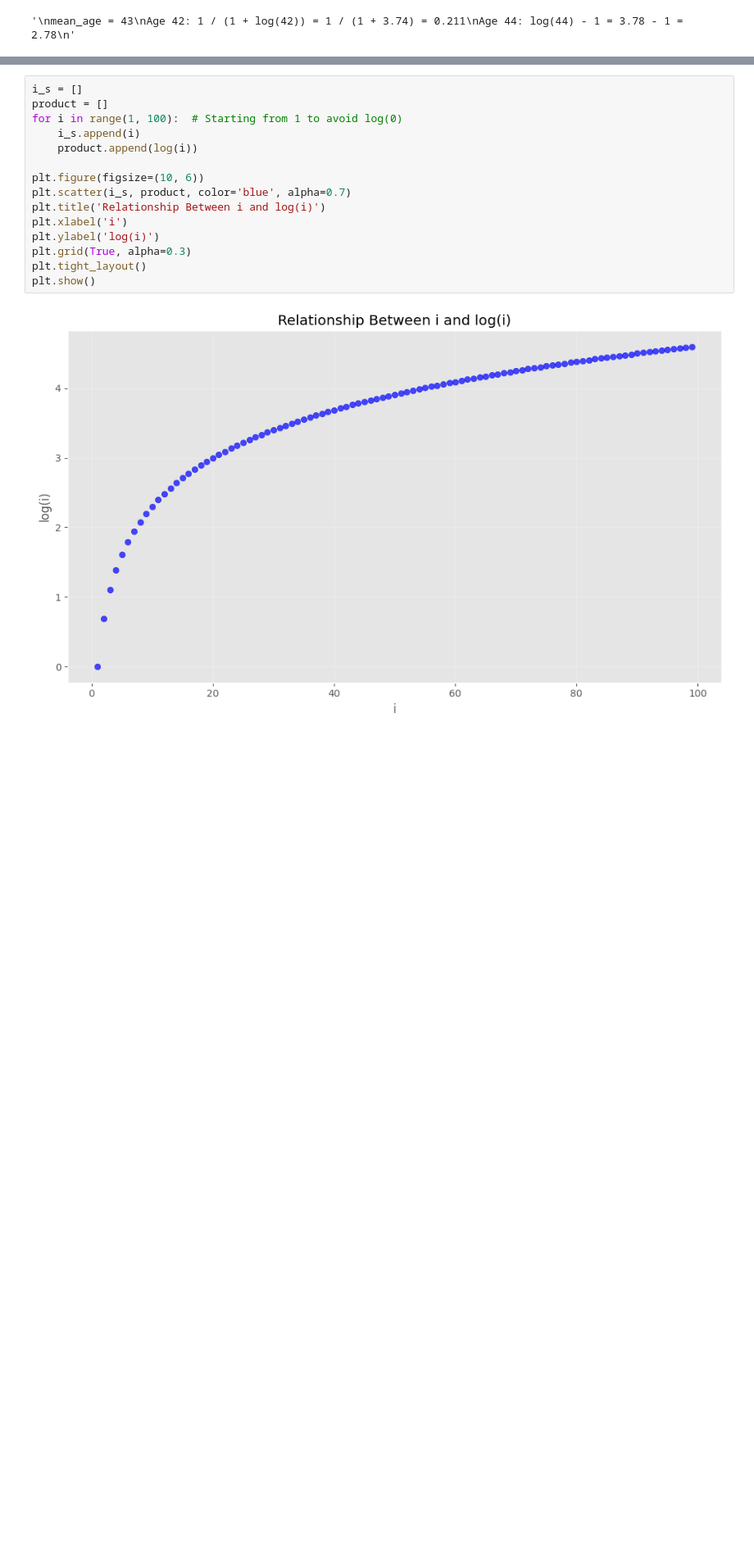
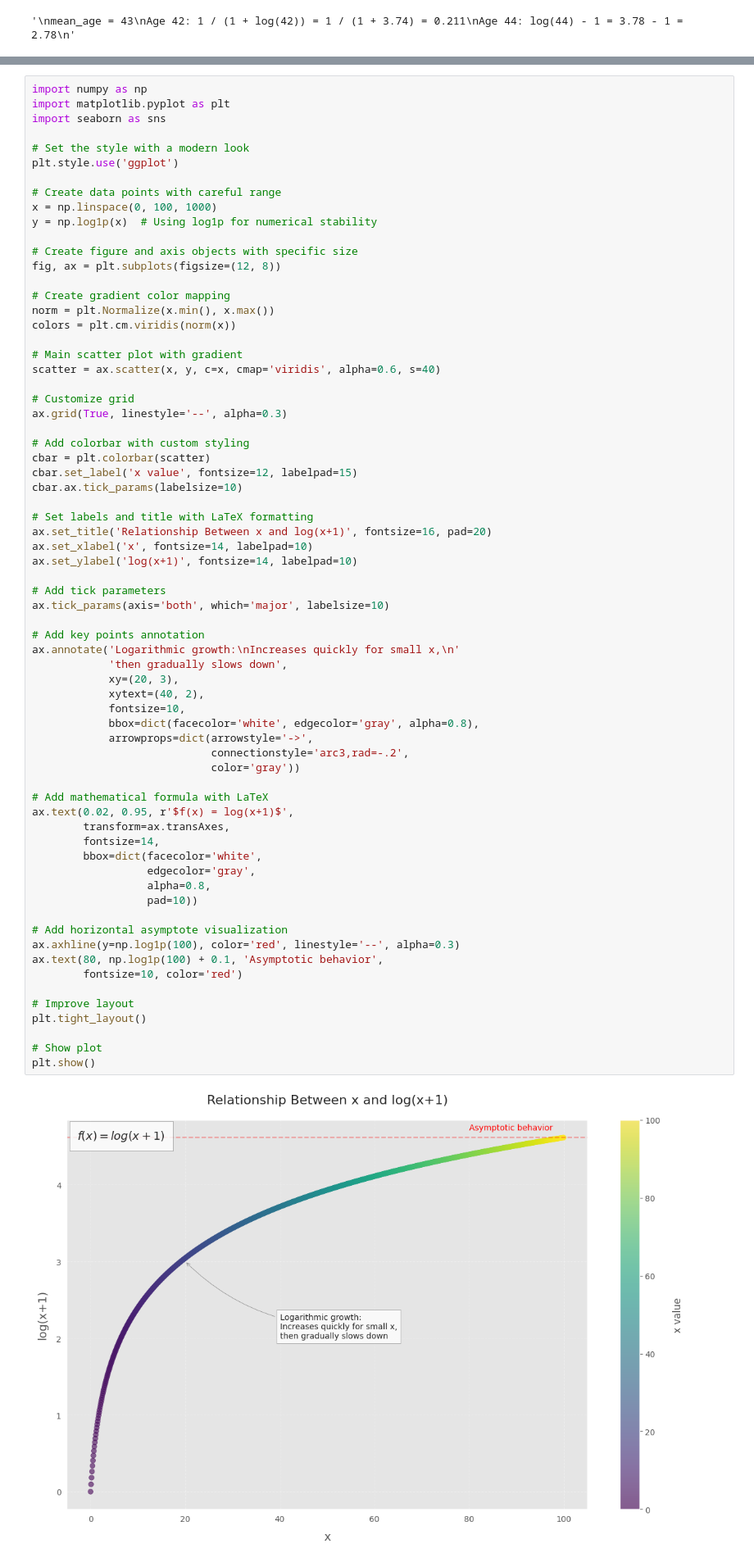
Before and after one commit to DEVOLOPER-1/Sim-Equity, a Jupyter notebook: EDA.ipynb, the cells around one changed output, grey strips where cells are left out. Shown at 82% size. Cells and saved outputs as stored; diff of their text form; blank space fills up the shorter version.

```diff
--- a/EDA.ipynb
+++ b/EDA.ipynb
@@ -540,20 +882,73 @@ plt.show()
 # %%
-i_s = []
-product = []
-for i in range(1, 100):  # Starting from 1 to avoid log(0)
-    i_s.append(i)
-    product.append(log(i))
+import numpy as np
+import matplotlib.pyplot as plt
+import seaborn as sns
 
-plt.figure(figsize=(10, 6))
-plt.scatter(i_s, product, color='blue', alpha=0.7)
-plt.title('Relationship Between i and log(i)')
-plt.xlabel('i')
-plt.ylabel('log(i)')
-plt.grid(True, alpha=0.3)
+# Set the style with a modern look
+plt.style.use('ggplot')
+
+# Create data points with careful range
+x = np.linspace(0, 100, 1000)
+y = np.log1p(x)  # Using log1p for numerical stability
+
+# Create figure and axis objects with specific size
+fig, ax = plt.subplots(figsize=(12, 8))
+
+# Create gradient color mapping
+norm = plt.Normalize(x.min(), x.max())
+colors = plt.cm.viridis(norm(x))
+
+# Main scatter plot with gradient
+scatter = ax.scatter(x, y, c=x, cmap='viridis', alpha=0.6, s=40)
+
+# Customize grid
+ax.grid(True, linestyle='--', alpha=0.3)
+
+# Add colorbar with custom styling
+cbar = plt.colorbar(scatter)
+cbar.set_label('x value', fontsize=12, labelpad=15)
+cbar.ax.tick_params(labelsize=10)
+
+# Set labels and title with LaTeX formatting
+ax.set_title('Relationship Between x and log(x+1)', fontsize=16, pad=20)
+ax.set_xlabel('x', fontsize=14, labelpad=10)
+ax.set_ylabel('log(x+1)', fontsize=14, labelpad=10)
+
+# Add tick parameters
+ax.tick_params(axis='both', which='major', labelsize=10)
+
+# Add key points annotation
+ax.annotate('Logarithmic growth:\nIncreases quickly for small x,\n'
+            'then gradually slows down',
+            xy=(20, 3),
+            xytext=(40, 2),
+            fontsize=10,
+            bbox=dict(facecolor='white', edgecolor='gray', alpha=0.8),
+            arrowprops=dict(arrowstyle='->',
+                            connectionstyle='arc3,rad=-.2',
+                            color='gray'))
+
+# Add mathematical formula with LaTeX
+ax.text(0.02, 0.95, r'$f(x) = log(x+1)$',
+        transform=ax.transAxes,
+        fontsize=14,
+        bbox=dict(facecolor='white',
+                  edgecolor='gray',
+                  alpha=0.8,
+                  pad=10))
+
+# Add horizontal asymptote visualization
+ax.axhline(y=np.log1p(100), color='red', linestyle='--', alpha=0.3)
+ax.text(80, np.log1p(100) + 0.1, 'Asymptotic behavior',
+        fontsize=10, color='red')
+
+# Improve layout
 plt.tight_layout()
+
+# Show plot
 plt.show()
 # %% [output]
-[figure, old version]
+[figure, new version]
 # %%
 """Indicator Group	Variable(s) from Dataset	What It Measures (Proxy for...)
 Physical Capacity	PMR, AGE	Direct physical barriers to mobility
```
Also changed, not shown: parts of 7 cells of this notebook, 6 other files.
